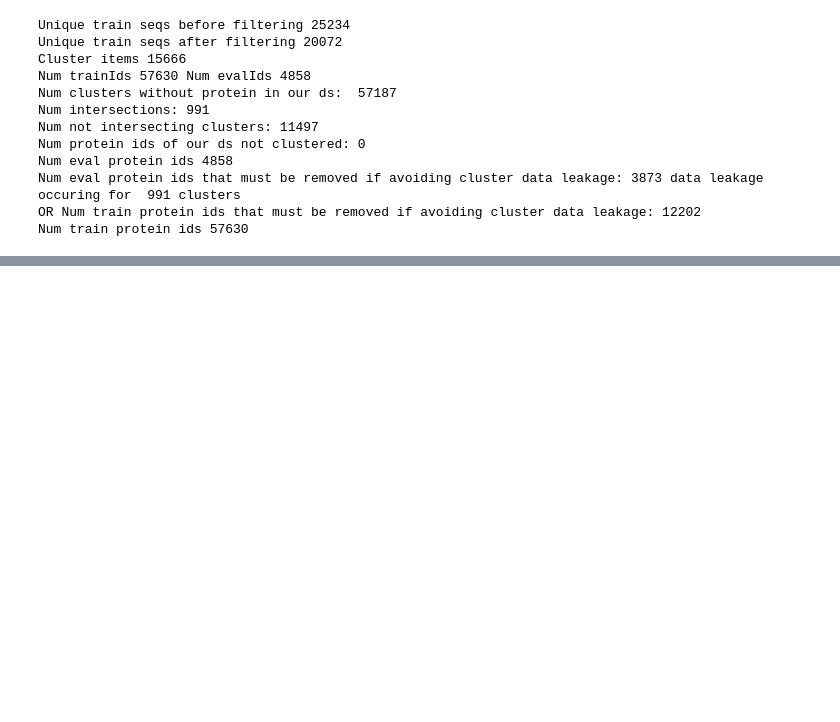
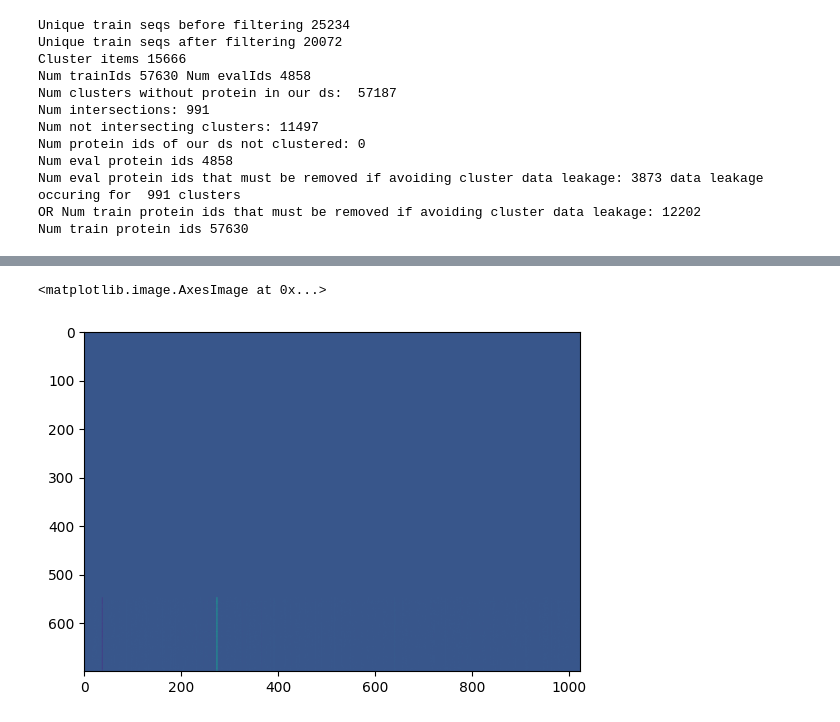
Before and after one commit to tfiedlerdev/pretraining-aware-hotprot, a Jupyter notebook: data_filtering.ipynb, the cells around one changed output, grey strips where cells are left out. Drawn from its saved outputs; the diff is of its cells as text; code cells hidden in the pictures; blank space fills up the shorter version.

```diff
--- a/data_filtering.ipynb
+++ b/data_filtering.ipynb
@@ -317,0 +343,5 @@ Num train protein ids 57630
+# %%
+pl.imshow(inputs[1].squeeze().tolist())
+# %% [output]
+<matplotlib.image.AxesImage at 0x...>
+[figure, added]
```
Also changed, not shown: parts of 3 cells of this notebook, 2 other files.
